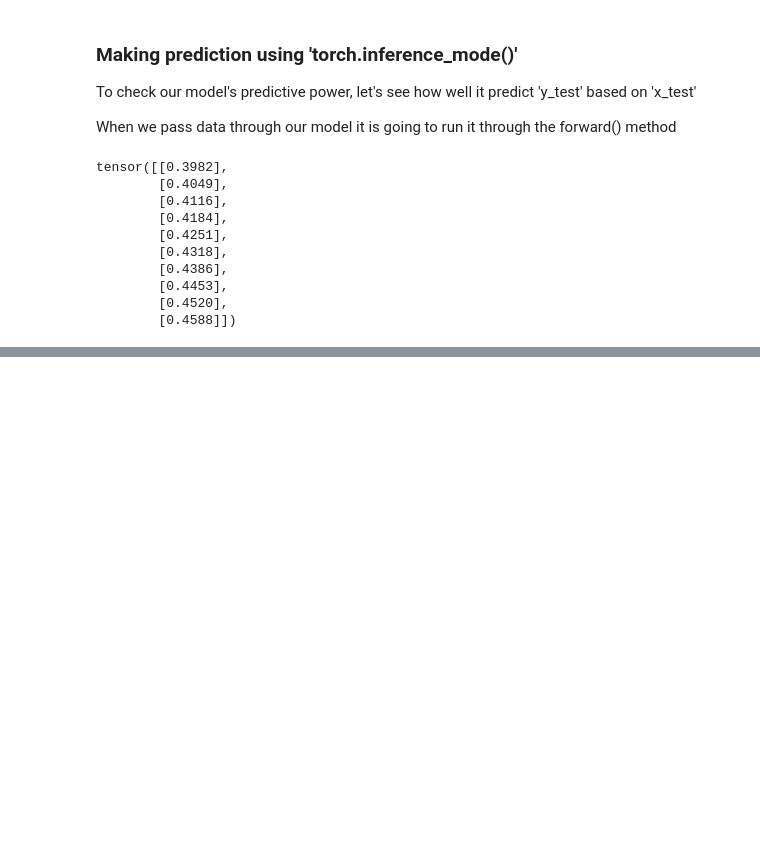
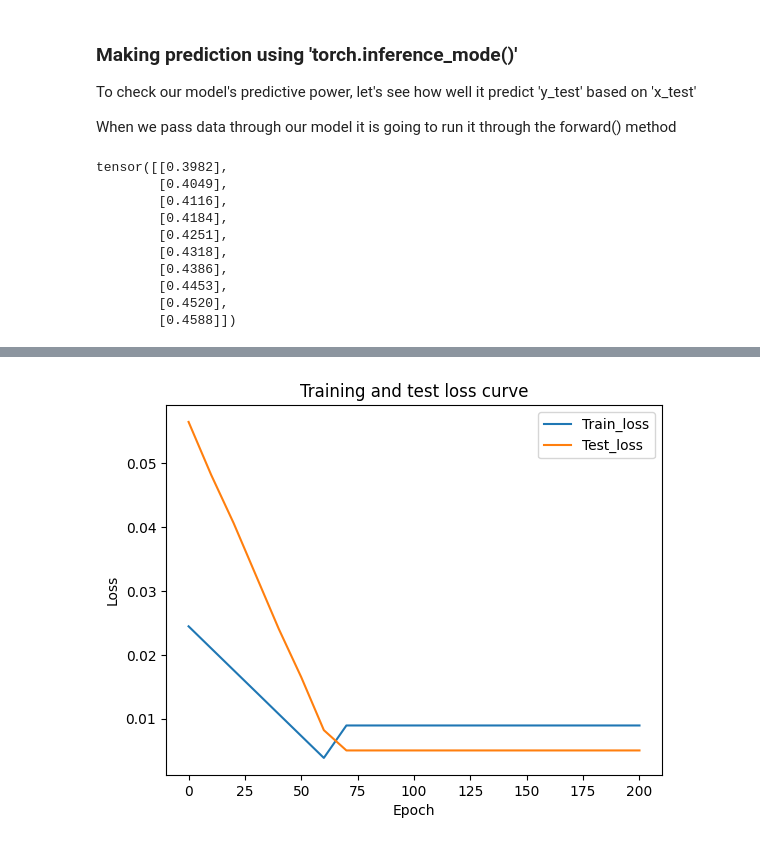
Before and after one commit to BlazeIngithub/BlazeIngithub, a Jupyter notebook: 01_Pytorch_workflow.ipynb, the cells around one changed output, grey strips where cells are left out. Cells and saved outputs as stored; diff of their text form; code cells hidden in the pictures; blank space fills up the shorter version.

```diff
--- a/01_Pytorch_workflow.ipynb
+++ b/01_Pytorch_workflow.ipynb
@@ -214,0 +337,33 @@ tensor([[0.3982],
+# %%
+torch.manual_seed(42)
+
+epochs = 200
+
+#Track different values
+
+epoch_count= []
+loss_values= []
+test_loss_values= []
+
+for epoch in range(epochs+1):  # loop from 0 to 100
+    model_0.train()
+    y_pred = model_0(X_train)
+    loss = loss_fn(y_pred, Y_train)
+
+    # update weights
+    optimizer.zero_grad()
+    loss.backward()
+    optimizer.step()
+
+    # evaluation step
+    model_0.eval()
+    with torch.inference_mode():
+        test_pred = model_0(X_test)
+        test_loss = loss_fn(test_pred, Y_test)
+
+    # print every 10 epochs
+    if epoch % 10 == 0:
+        epoch_count.append(epoch)
+        loss_values.append(loss)
+        test_loss_values.append(test_loss )
+        print(f"Epoch: {epoch} | Train Loss: {loss:.4f} | Test Loss: {test_loss:.4f}")
@@ -214,0 +392,12 @@ tensor([[0.3982],
+# %%
+#Plot the loss curve
+
+import numpy as np
+plt.plot(epoch_count, np.array(torch.tensor(loss_values).numpy()), label= "Train_loss")
+plt.plot(epoch_count, test_loss_values, label= "Test_loss")
+plt.title("Training and test loss curve")
+plt.ylabel("Loss")
+plt.xlabel("Epoch")
+plt.legend();
+# %% [output]
+[figure, added]
```
Also changed, not shown: parts of 50 cells of this notebook.
